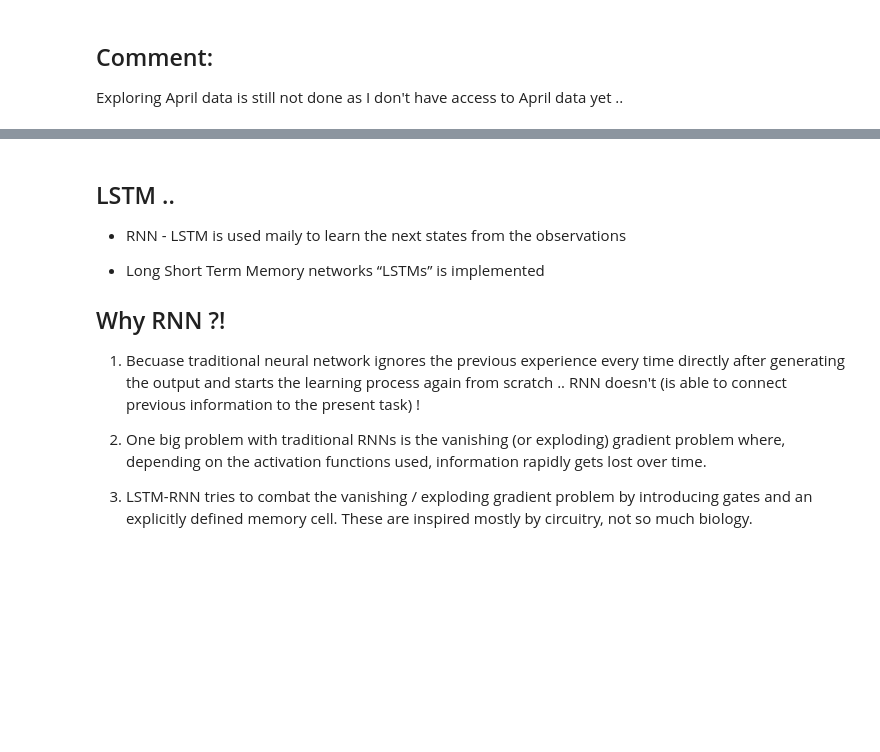
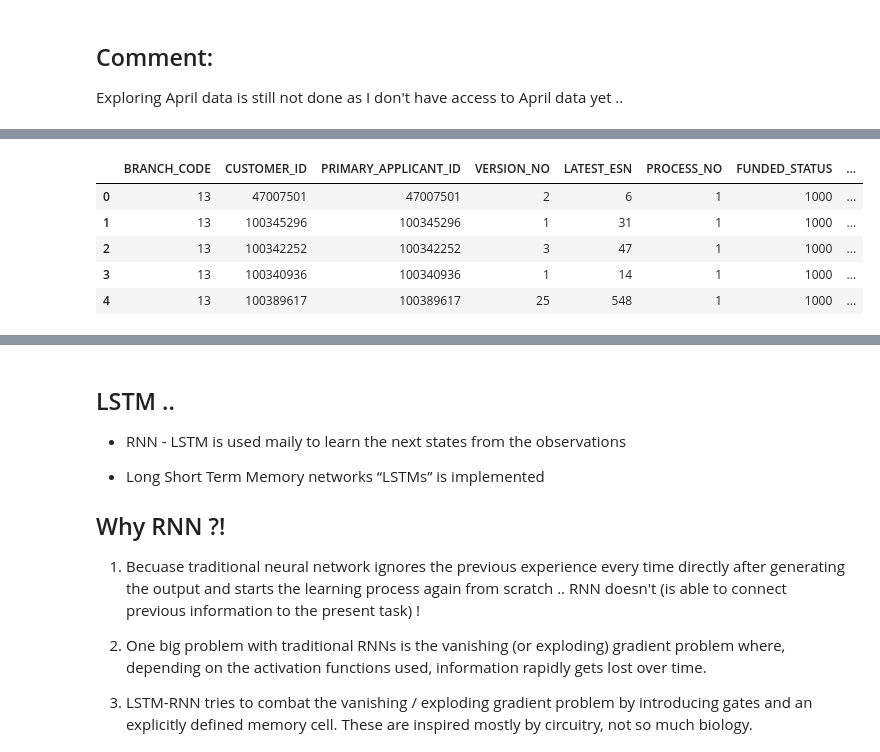
Before and after one commit to EAboelhamd/Myown_DeepLearning_Practice, a Jupyter notebook: PhD/DQN_CLV.ipynb, the cells around one changed output, grey strips where cells are left out. Drawn from its saved outputs; the diff is of its cells as text; code cells hidden in the pictures; blank space fills up the shorter version.

```diff
--- a/PhD/DQN_CLV.ipynb
+++ b/PhD/DQN_CLV.ipynb
@@ -263,0 +294,27 @@ Exploring April data is still not done as I don't have access to April data yet
+# %%
+## although these are int .. I gonna fill them by the mode just becuase these are mainly codes ..
+cols_int = ['BRANCH_CODE',  'CUSTOMER_ID',
+  'PRIMARY_APPLICANT_ID',
+  'VERSION_NO',
+  'LATEST_ESN',
+  'PROCESS_NO',
+  'FUNDED_STATUS',
+  'DR_PROD_AC',
+  'CR_PROD_AC',
+  'DR_ACC_BRN',
+  'CR_ACC_BRN',
+  'LOB_ID',
+  'BUCKET_NUMBER']
+
+# df[cols_int] = df[cols_int].fillna(df[cols_int].mode())
+# df[cols_int].head()
+
+df[cols_int] = df[cols_int].apply(lambda x:x.fillna(x.value_counts().index[0]))
+df[cols_int].head()
+# %% [output]
+|  | BRANCH_CODE | CUSTOMER_ID | PRIMARY_APPLICANT_ID | VERSION_NO | LATEST_ESN | PROCESS_NO | FUNDED_STATUS | ... |
+| 0 | 13 | 47007501 | 47007501 | 2 | 6 | 1 | 1000 | ... |
+| 1 | 13 | 100345296 | 100345296 | 1 | 31 | 1 | 1000 | ... |
+| 2 | 13 | 100342252 | 100342252 | 3 | 47 | 1 | 1000 | ... |
+| 3 | 13 | 100340936 | 100340936 | 1 | 14 | 1 | 1000 | ... |
+| 4 | 13 | 100389617 | 100389617 | 25 | 548 | 1 | 1000 | ... |
```
Also changed, not shown: parts of 39 cells of this notebook.
